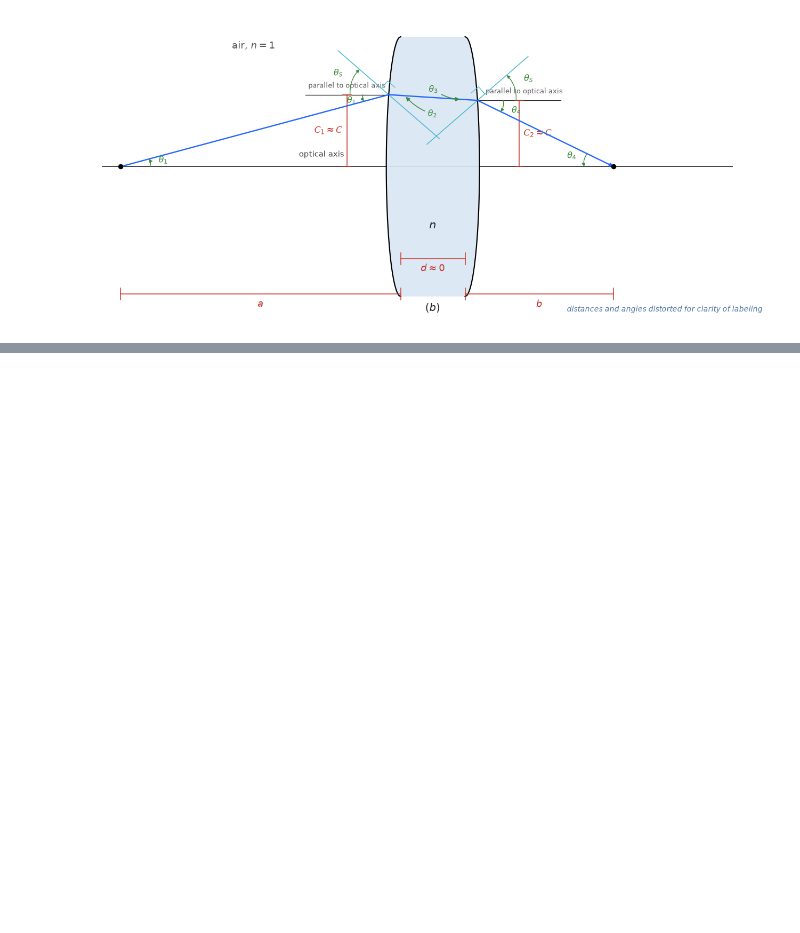
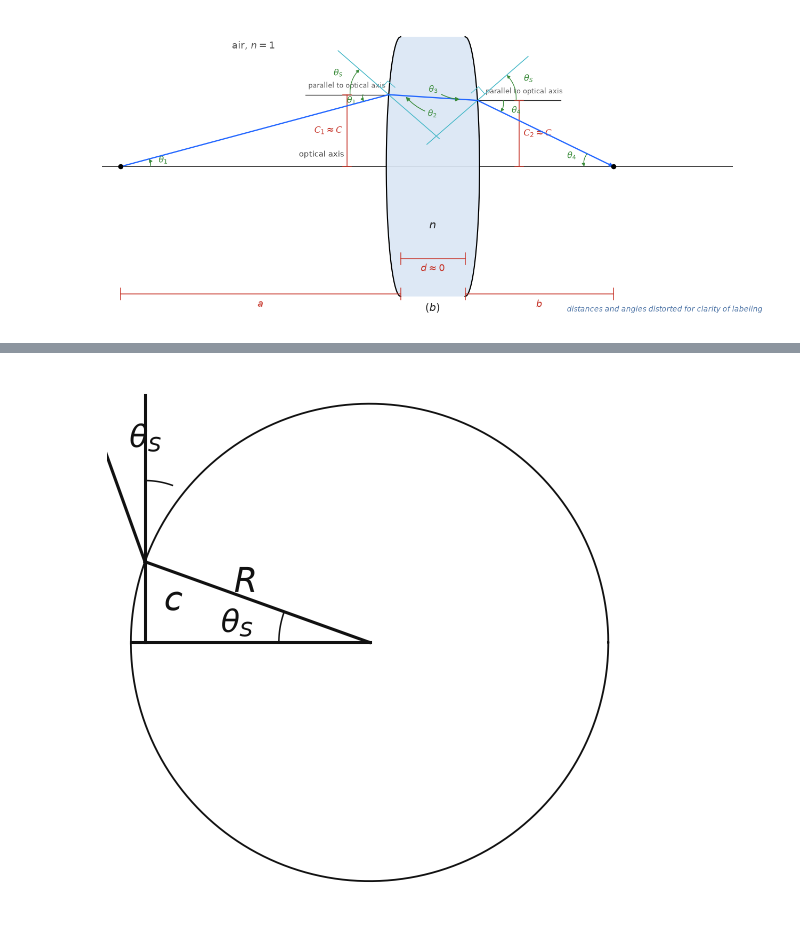
Before and after one commit to iamseba29/eng-ai-agents, a Jupyter notebook: notebooks/CV/mit-foundations/chapter-6-lenses/index.ipynb, the cells around one changed output, grey strips where cells are left out. Saved outputs shown, nothing was run; the diff lists cells and outputs as text; code cells hidden in the pictures; blank space fills up the shorter version.

```diff
--- a/notebooks/CV/mit-foundations/chapter-6-lenses/index.ipynb
+++ b/notebooks/CV/mit-foundations/chapter-6-lenses/index.ipynb
@@ -1167,0 +1111,71 @@ With distinct front and back radii this generalizes to $\frac{1}{f} = (n-1)\left
+# %%
+# Figure 6.5 — Relation between R and theta_S (book §6.2).
+#
+# A spherical surface hit at height c defines the normal tilt theta_S through R.
+# Changing c or R recomputes the hit point, radius triangle, and echoed angle.
+
+# --- Tunable physics parameters ---
+# The parameters below drive the figure's geometry within a narrow range
+# around the defaults. Significant deviations may push labels off-figure or
+# break the lens-shape proportions, because some visual layout constants are
+# not yet coupled to the physics. The math itself remains correct for any inputs.
+R = torch.tensor(1.0, dtype=torch.float32)
+c = torch.tensor(0.30, dtype=torch.float32)
+
+# --- Visual layout knobs (cosmetic, no physics meaning) ---
+theta_scale = torch.tensor(1.15, dtype=torch.float32)
+pad = torch.tensor(0.10, dtype=torch.float32)
+dark = "#111111"
+
+# --- Derived quantities ---
+z = torch.tensor(0.0, dtype=torch.float32)
+pi = torch.tensor(torch.pi, dtype=torch.float32)
+theta_s = theta_scale * surface_angle(c, R)
+
+center = torch.stack([z, z])
+axis_left = torch.stack([-R, z])
+hit = center + R * torch.stack([-torch.cos(theta_s), torch.sin(theta_s)])
+vertical_top = hit + torch.stack([z, torch.tensor(0.70, dtype=torch.float32)])
+normal_top = hit + torch.tensor(0.72, dtype=torch.float32) * torch.stack(
+    [-torch.sin(theta_s), torch.cos(theta_s)]
+)
+
+t = torch.linspace(0.0, 2.0 * pi, 400)
+circle = torch.stack([R * torch.cos(t), R * torch.sin(t)], dim=1)
+
+# --- Drawing ---
+fig, ax = plt.subplots(figsize=(6.2, 6.2))
+
+ax.plot([p[0].item() for p in circle], [p[1].item() for p in circle], color=dark, lw=1.2)
+
+for p0, p1, lw in [
+    (axis_left, center, 2.0),
+    (hit, center, 2.0),
+    (torch.stack([hit[0], z]), hit, 2.0),
+    (hit, vertical_top, 2.0),
+    (hit, normal_top, 2.0),
+]:
+    ax.plot([p0[0].item(), p1[0].item()], [p0[1].item(), p1[1].item()], color=dark, lw=lw)
+
+for args in [
+    (center, pi, pi - theta_s, torch.tensor(0.38), r"$\theta_S$", torch.tensor(0.56), torch.stack([z, -torch.tensor(0.02)])),
+    (hit, 0.5 * pi, 0.5 * pi - theta_s, torch.tensor(0.34), r"$\theta_S$", torch.tensor(0.50), torch.stack([-torch.tensor(0.08), torch.tensor(0.02)])),
+]:
+    draw_angle(ax, *args, fs=20, color=dark, lw=1.0)
+
+for p, text, fs, ha, va in [
+    (0.55 * (hit + center) + torch.tensor([0.0, 0.06]), r"$R$", 22, "center", "center"),
+    (torch.stack([hit[0] + torch.tensor(0.08), 0.5 * hit[1]]), r"$c$", 22, "left", "center"),
+]:
+    ax.text(p[0].item(), p[1].item(), text, fontsize=fs, color=dark, ha=ha, va=va)
+
+ax.set_xlim((-R - pad).item(), (R + pad).item())
+ax.set_ylim((-R - pad).item(), (R + pad).item())
+ax.set_aspect("equal", adjustable="box")
+ax.axis("off")
+
+# --- Save ---
+plt.savefig(IMAGES_DIR / "fig06_05.png", dpi=150, bbox_inches="tight")
+plt.show()
+# %% [output]
+[figure, added]
```
Also changed, not shown: parts of 17 cells of this notebook.
